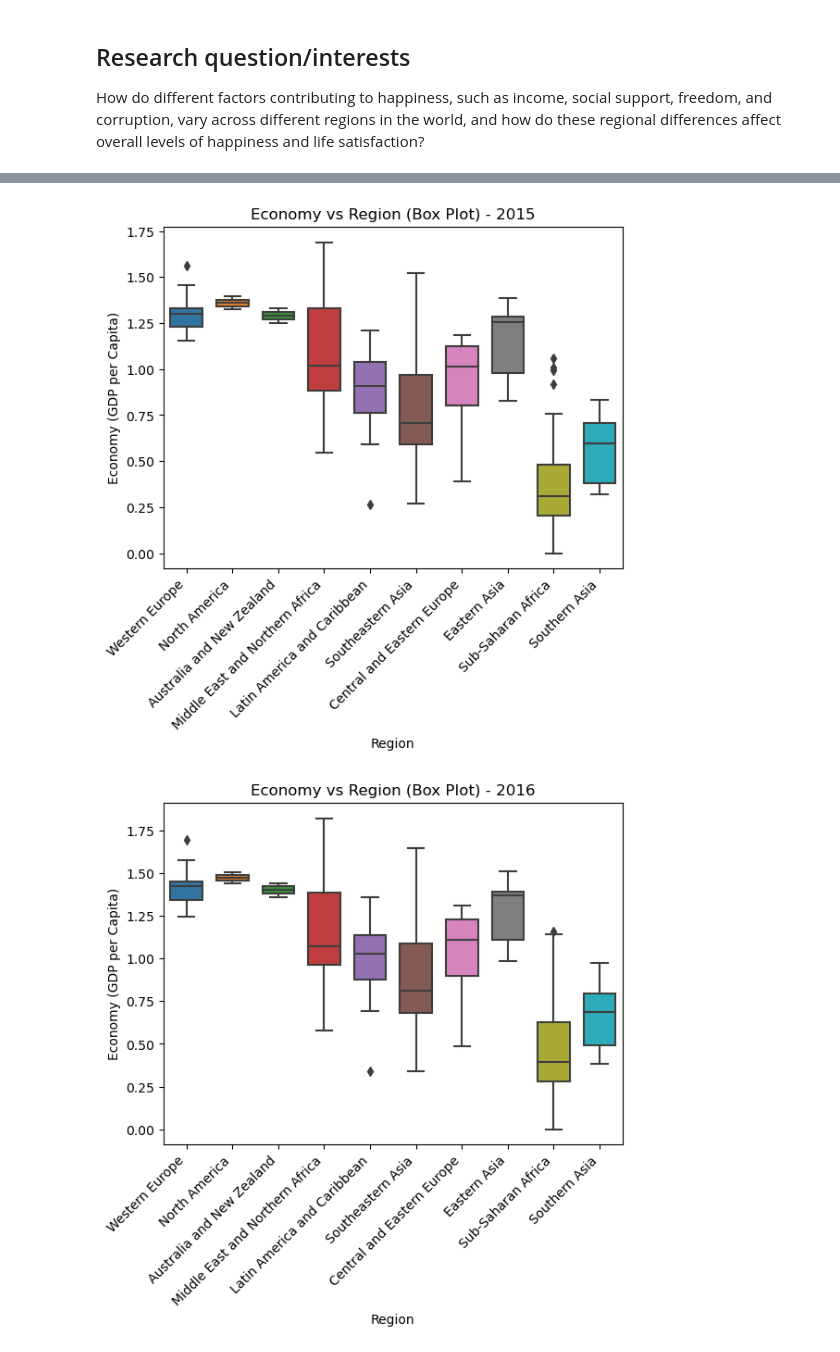
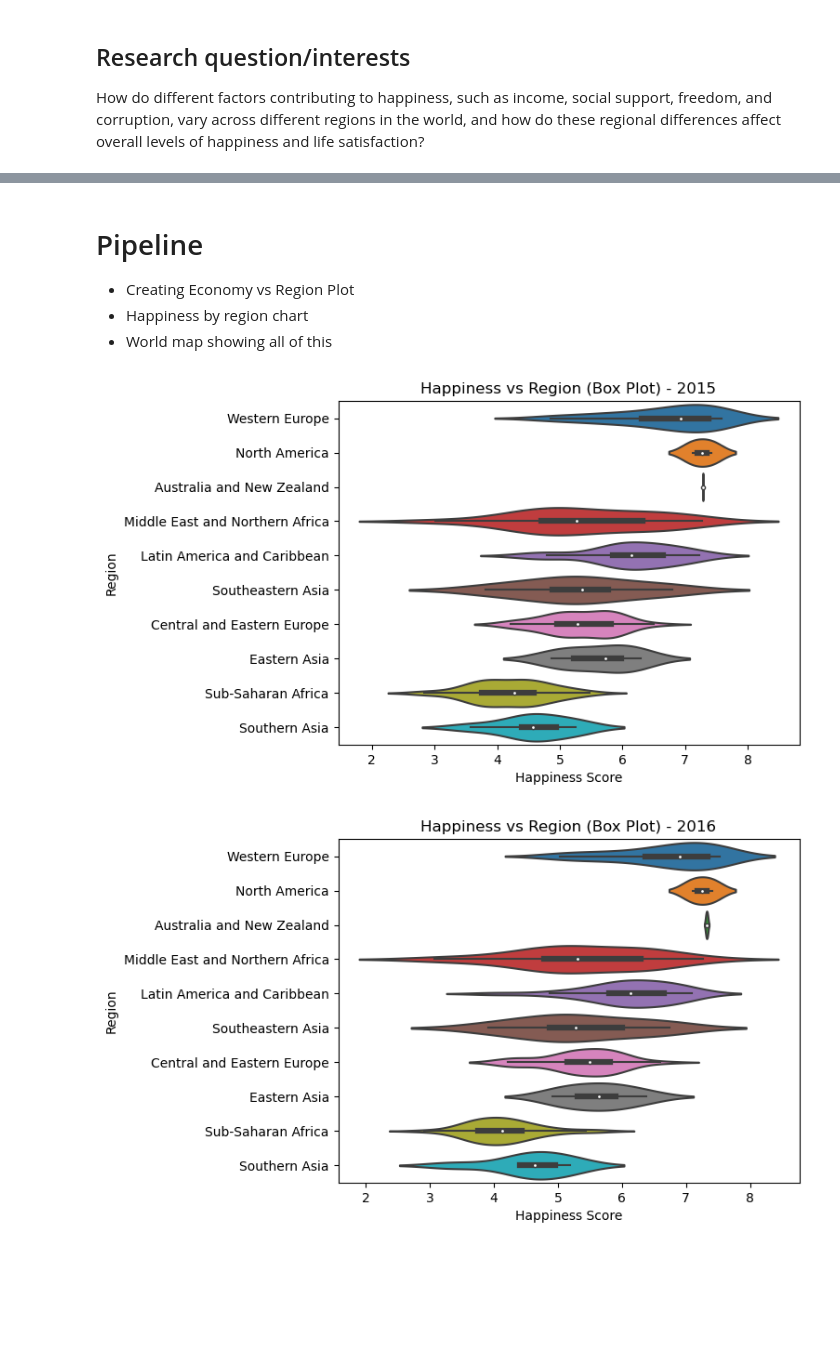
Before and after one commit to ubco-W2022T2-data301/project-group-group100, a Jupyter notebook: analysis/analysis2.ipynb, the cells around one changed output, grey strips where cells are left out. Cells and saved outputs as stored; diff of their text form; code cells hidden in the pictures; blank space fills up the shorter version.

Commit message:
Added violin graphs and fixed x,y axis

```diff
--- a/analysis/analysis2.ipynb
+++ b/analysis/analysis2.ipynb
@@ -40,16 +44,25 @@ Index(['Country', 'Year', 'Happiness Rank', 'Happiness Score',
+# %% [markdown]
+# Pipeline
+
+- Creating Economy vs Region Plot
+- Happiness by region chart
+- World map showing all of this
 # %%
-datasets = [(Data2015,'Economy vs Region (Box Plot) - 2015'),
-            (Data2016,'Economy vs Region (Box Plot) - 2016'),
-            (Data2017,'Economy vs Region (Box Plot) - 2017'),
-            (Data2018,'Economy vs Region (Box Plot) - 2018'),
-            (Data2019,'Economy vs Region (Box Plot) - 2019'),]
+datasets = [(Data2015,'Happiness vs Region (Box Plot) - 2015'),
+            (Data2016,'Happiness vs Region (Box Plot) - 2016'),
+            (Data2017,'Happiness vs Region (Box Plot) - 2017'),
+            (Data2018,'Happiness vs Region (Box Plot) - 2018'),
+            (Data2019,'Happiness vs Region (Box Plot) - 2019'),
+            (Data2020,'Happiness vs Region (Box Plot) - 2020'),
+            (Data2021,'Happiness vs Region (Box Plot) - 2021'),
+            (Data2022,'Happiness vs Region (Box Plot) - 2022')]
 
 for dataset, title in datasets:
-    data = dataset
-    sns.boxplot(x='Region', y='Economy (GDP per Capita)', data=data, width=0.7)
+    sns.violinplot(x='Happiness Score', y='Region', data=dataset, scale='width')
     plt.title(title)
-    plt.xticks(rotation=45, ha='right')
+    plt.ylabel('Region')
+    plt.xlabel('Happiness Score')
     plt.show()
 # %% [output]
-[figure, old version]
+[figure, new version]
-[figure, old version]
+[figure, new version]
```
Also changed, not shown: parts of 7 cells of this notebook, 1 other file.
